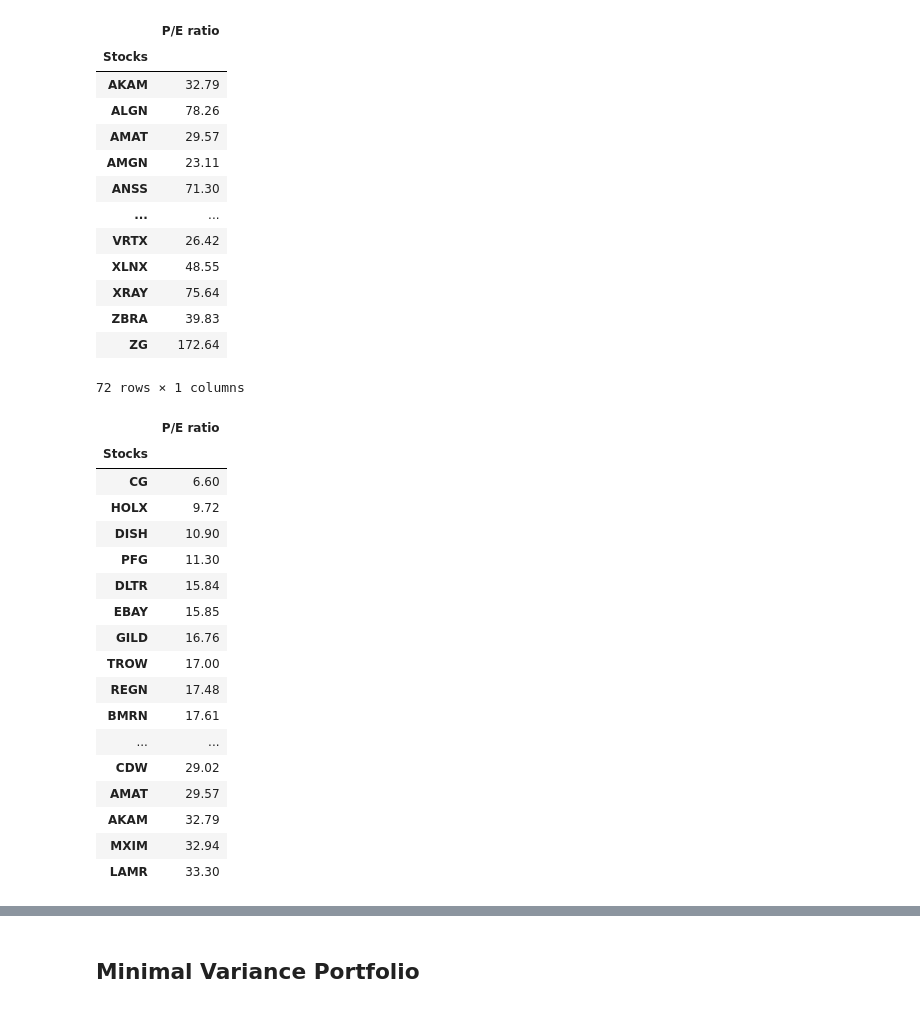
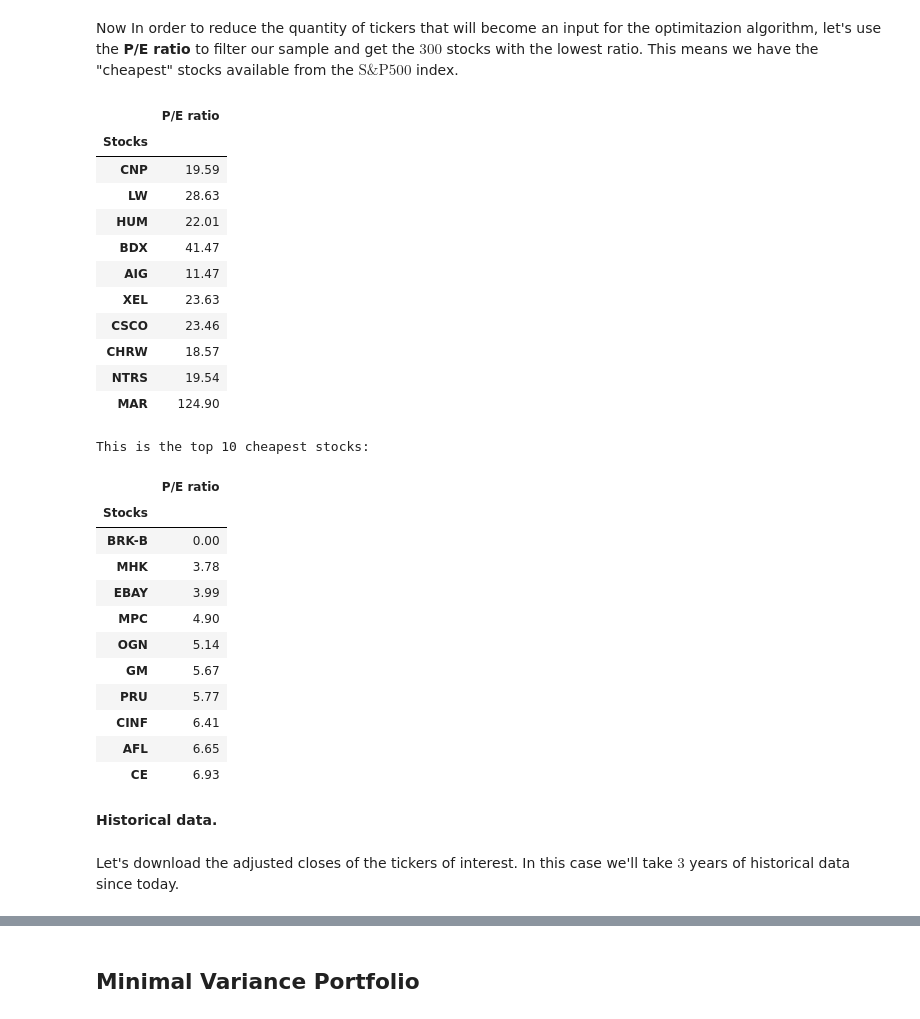
Before and after one commit to bmanica/Factset_Learning_PA, a Jupyter notebook: Optimal_portfolio_selection.ipynb, the cells around one changed output, grey strips where cells are left out. Cells and saved outputs as stored; diff of their text form; code cells hidden in the pictures.

```diff
--- a/Optimal_portfolio_selection.ipynb
+++ b/Optimal_portfolio_selection.ipynb
@@ -2,0 +35,6 @@
+# %%
+### Get the tickers we're interested in. Let's take a random sample of 400 tickers from S&P 500.
+np.random.seed(5555)
+tickers = pd.DataFrame(si.tickers_sp500(),
+                       columns=['Stock']).sample(n=400)
+tickers.head(10)
@@ -19,8 +54,0 @@ First, let's get the tickers of the companies we're interested in. [Click here t
-# %%
-### Import tickers.
-tickers = pd.read_csv('Large_cap_growth_tickers.csv')
-
-### Filter tickers with at least 5 years since IPO.
-tickers['IPO Dif'] = datetime.datetime.now().year - tickers['IPO Year']
-tickers = tickers[(tickers['IPO Dif'] > 5)]
-tickers.head(10)
@@ -39,6 +55,8 @@ tickers.head(10)
+# %% [markdown]
+Now In order to reduce the quantity of tickers that will become an input for the optimitazion algorithm, let's use the **P/E ratio** to filter our sample and get the $300$ stocks with the lowest ratio. This means we have the "cheapest" stocks available from the $\text{S&P500}$ index.
 # %%
 ### Make a list of all the available tickers.
-tickers_list = tickers['Symbol'].tolist()
+tickers_list = tickers['Stock'].tolist()
 
 ### Get the P/E ratio of the stocks.
 PE_vector = {i: si.get_quote_table(i)['PE Ratio (TTM)'] for i in tickers_list}
@@ -46,47 +64,45 @@ PE_values = pd.DataFrame.from_dict(PE_vector, orient='index', columns=['P/E rati
 PE_values.index.name = 'Stocks'
 
 PE_values.dropna(inplace=True)
-PE_values
+PE_values.head(10)
 # %% [output]
 |  | P/E ratio |
 | Stocks |  |
-| AKAM | 32.79 |
-| ALGN | 78.26 |
-| AMAT | 29.57 |
-| AMGN | 23.11 |
-| ANSS | 71.30 |
-| ... | ... |
-| VRTX | 26.42 |
-| XLNX | 48.55 |
-| XRAY | 75.64 |
-| ZBRA | 39.83 |
-| ZG | 172.64 |
+| CNP | 19.59 |
+| LW | 28.63 |
+| HUM | 22.01 |
+| BDX | 41.47 |
+| AIG | 11.47 |
+| XEL | 23.63 |
+| CSCO | 23.46 |
+| CHRW | 18.57 |
+| NTRS | 19.54 |
+| MAR | 124.90 |
-72 rows × 1 columns
 # %%
-### Sorting values. Top 30 stocks with the lowest P/E ratio.
-n_stocks = 30
+### Sorting values. Top 300 stocks with the lowest P/E ratio.
+n_stocks = 300
 best_stocks = PE_values.sort_values(by='P/E ratio')[0:n_stocks]
 
-best_stocks
+print('This is the top 10 cheapest stocks:')
+best_stocks.head(10)
 # %% [output]
+This is the top 10 cheapest stocks:
 |  | P/E ratio |
 | Stocks |  |
-| CG | 6.60 |
-| HOLX | 9.72 |
-| DISH | 10.90 |
-| PFG | 11.30 |
-| DLTR | 15.84 |
-| EBAY | 15.85 |
-| GILD | 16.76 |
-| TROW | 17.00 |
-| REGN | 17.48 |
-| BMRN | 17.61 |
-| ... | ... |
-| CDW | 29.02 |
-| AMAT | 29.57 |
-| AKAM | 32.79 |
-| MXIM | 32.94 |
-| LAMR | 33.30 |
+| BRK-B | 0.00 |
+| MHK | 3.78 |
+| EBAY | 3.99 |
+| MPC | 4.90 |
+| OGN | 5.14 |
+| GM | 5.67 |
+| PRU | 5.77 |
+| CINF | 6.41 |
+| AFL | 6.65 |
+| CE | 6.93 |
+# %% [markdown]
+**Historical data.**
+# %% [markdown]
+Let's download the adjusted closes of the tickers of interest. In this case we'll take $3$ years of historical data since today.
 # %%
 ### Let´s define a function to get adjusted closes.
 def get_adj_closes_yahoo(tickers: 'List of the tickers to download',
```
Also changed, not shown: parts of 20 cells of this notebook, 1 other file.
